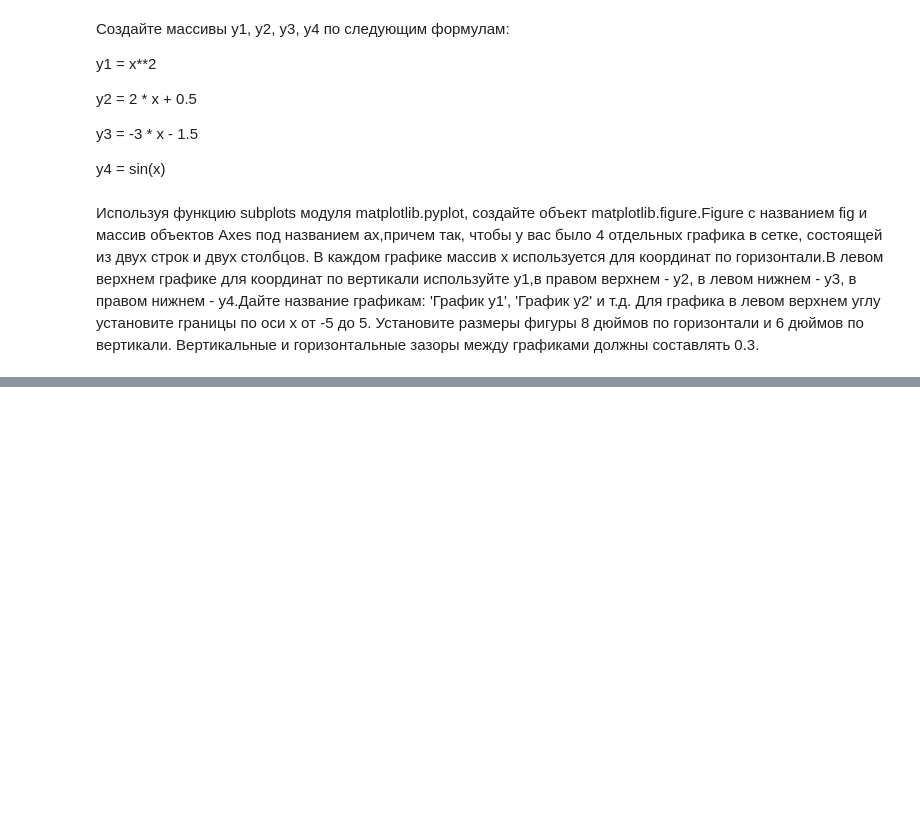
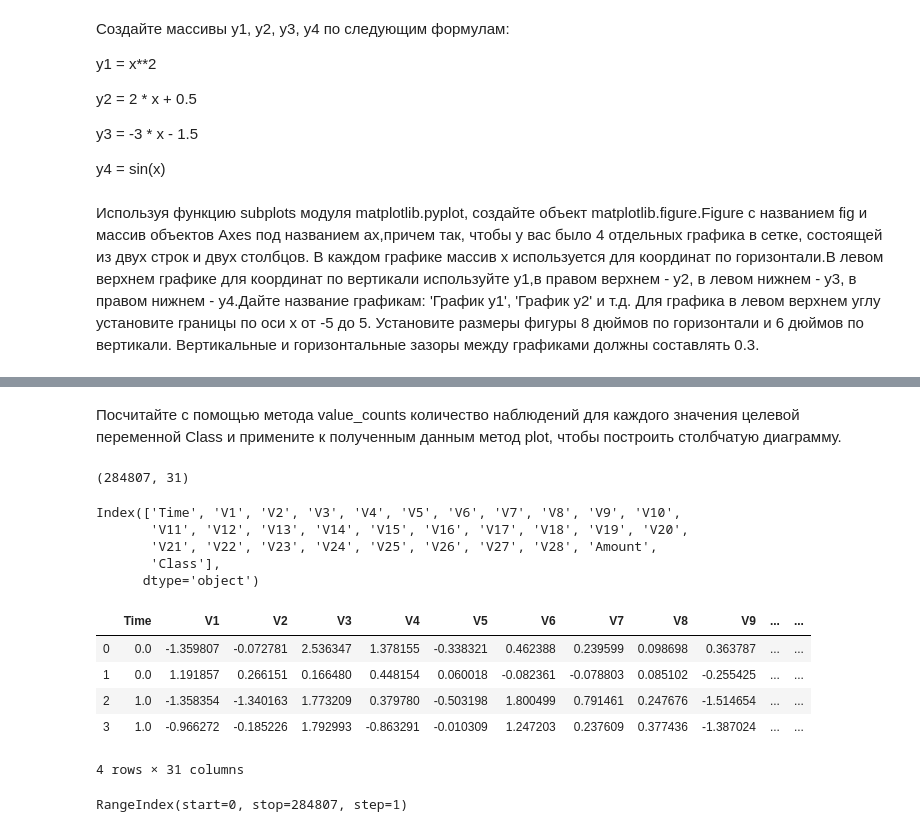
Before and after one commit to stureiko/GeekBrains, a Jupyter notebook: DataLibraries/Lesson_02_Matplotlib/Lesson_02_Matplotlib_hTask.ipynb, the cells around one changed output, grey strips where cells are left out. Saved outputs shown, nothing was run; the diff lists cells and outputs as text; code cells hidden in the pictures; blank space fills up the shorter version.

```diff
--- a/DataLibraries/Lesson_02_Matplotlib/Lesson_02_Matplotlib_hTask.ipynb
+++ b/DataLibraries/Lesson_02_Matplotlib/Lesson_02_Matplotlib_hTask.ipynb
@@ -195,0 +149,31 @@ D_inv равен 0, должны быть равны соответствующ
+# %% [markdown]
+Посчитайте с помощью метода value_counts количество наблюдений для каждого значения целевой
+переменной Class и примените к полученным данным метод plot, чтобы построить столбчатую
+диаграмму.
+# %%
+ccfd = pd.read_csv("creditcard.csv")
+# %%
+ccfd.shape
+# %% [output]
+(284807, 31)
+# %%
+ccfd.columns
+# %% [output]
+Index(['Time', 'V1', 'V2', 'V3', 'V4', 'V5', 'V6', 'V7', 'V8', 'V9', 'V10',
+       'V11', 'V12', 'V13', 'V14', 'V15', 'V16', 'V17', 'V18', 'V19', 'V20',
+       'V21', 'V22', 'V23', 'V24', 'V25', 'V26', 'V27', 'V28', 'Amount',
+       'Class'],
+      dtype='object')
+# %%
+ccfd.head(4)
+# %% [output]
+|  | Time | V1 | V2 | V3 | V4 | V5 | V6 | V7 | V8 | V9 | ... | ... |
+| 0 | 0.0 | -1.359807 | -0.072781 | 2.536347 | 1.378155 | -0.338321 | 0.462388 | 0.239599 | 0.098698 | 0.363787 | ... | ... |
+| 1 | 0.0 | 1.191857 | 0.266151 | 0.166480 | 0.448154 | 0.060018 | -0.082361 | -0.078803 | 0.085102 | -0.255425 | ... | ... |
+| 2 | 1.0 | -1.358354 | -1.340163 | 1.773209 | 0.379780 | -0.503198 | 1.800499 | 0.791461 | 0.247676 | -1.514654 | ... | ... |
+| 3 | 1.0 | -0.966272 | -0.185226 | 1.792993 | -0.863291 | -0.010309 | 1.247203 | 0.237609 | 0.377436 | -1.387024 | ... | ... |
+4 rows × 31 columns
+# %%
+ccfd.index
+# %% [output]
+RangeIndex(start=0, stop=284807, step=1)
```
Also changed, not shown: parts of 65 cells of this notebook.
